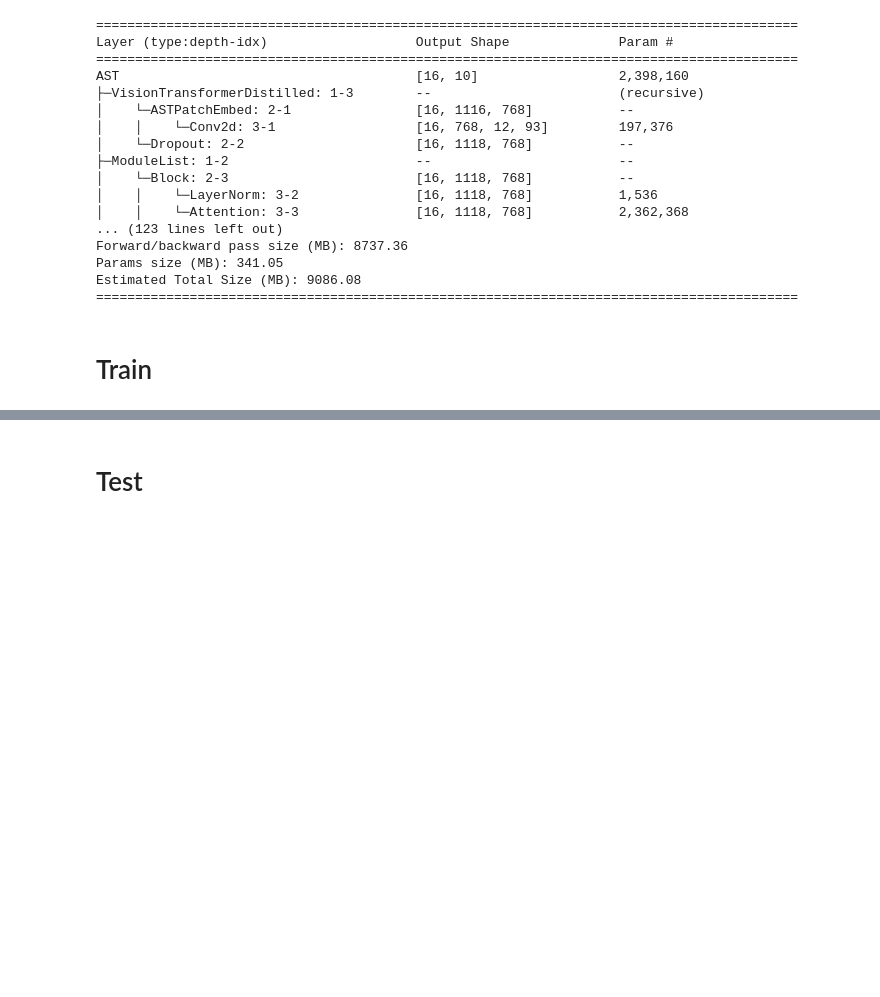
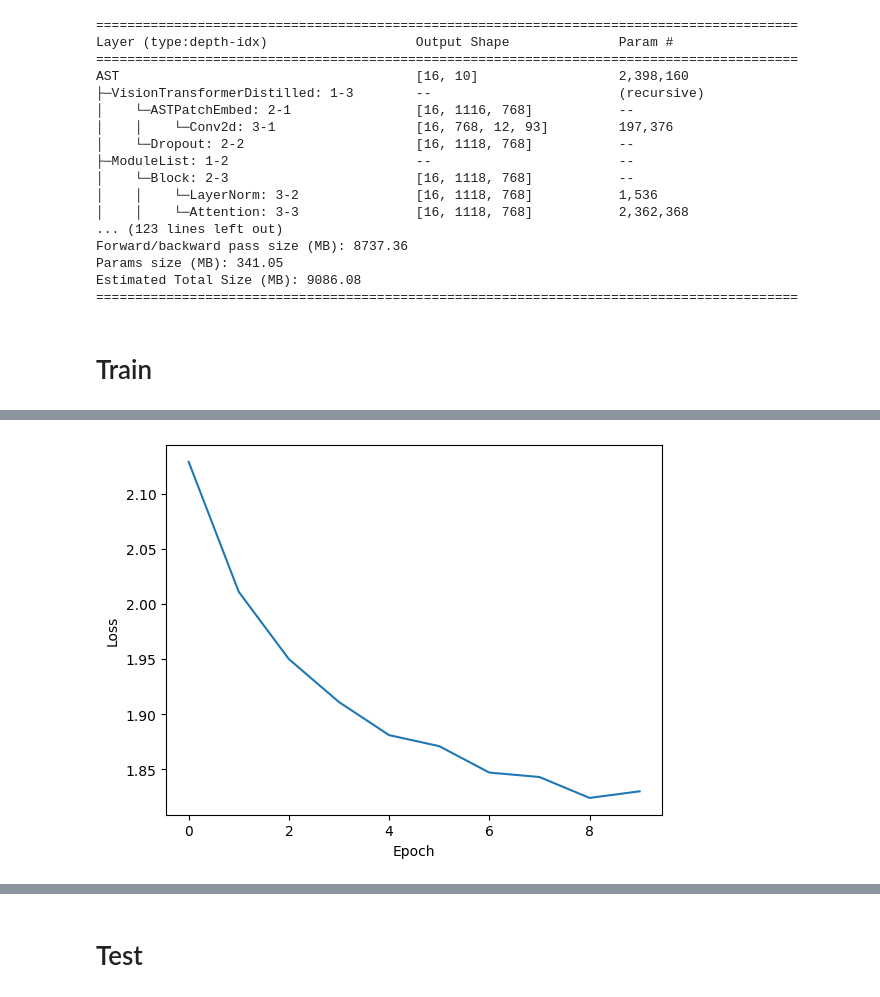
Before and after one commit to VAMPIREONETWO/Music-Genre-Classification, a Jupyter notebook: LocalTests/ASTTest.ipynb, the cells around one changed output, grey strips where cells are left out. Cells and saved outputs as stored; diff of their text form; code cells hidden in the pictures; blank space fills up the shorter version.

```diff
--- a/LocalTests/ASTTest.ipynb
+++ b/LocalTests/ASTTest.ipynb
@@ -16,22 +11,8 @@ torch.cuda.set_per_process_memory_fraction(0.625)
 # %% [markdown]
 # Read Data
 # %%
-root = '../Data/genres_original'
-genres = os.listdir(root)
-x = []
-y = []
-length = []
-sr = 16*1000
-for genre in genres:
-    genre_root = os.path.join(root, genre)
-    audios = os.listdir(genre_root)
-    for audio in audios:
-        audio_path = os.path.join(genre_root, audio)
-        signal, sr = librosa.load(audio_path, sr=sr)
-        x.append(signal)
-        length.append(len(signal))
-        y.append(genres.index(genre))
-min_length = min(length)
+sr = 16 * 1000
+x,y,min_length = read_data(root='../Data/genres_original', sr=sr)
 print("finsh reading data")
 # %% [output]
 finsh reading data
@@ -105,7 +86,8 @@ Estimated Total Size (MB): 9086.08
 # %% [markdown]
 # Train
 # %%
-train(model,loss_function,opt,dataloaders_train,dataloaders_valid,k,epoch=15)
+epoch = 10
+history = train(model,loss_function,opt,dataloaders_train,dataloaders_valid,k,epoch=epoch)
 print("finish training")
 # %% [output]
 -------epoch  1 -------
@@ -127 +109,8 @@ epoch accuracy: 0.9437500238418579
 finish training
+# %%
+plt.plot(range(epoch),history['loss'])
+plt.xlabel('Epoch')
+plt.ylabel('Loss')
+plt.show()
+# %% [output]
+[figure, added]
```
Also changed, not shown: parts of 6 cells of this notebook, 3 other files.
